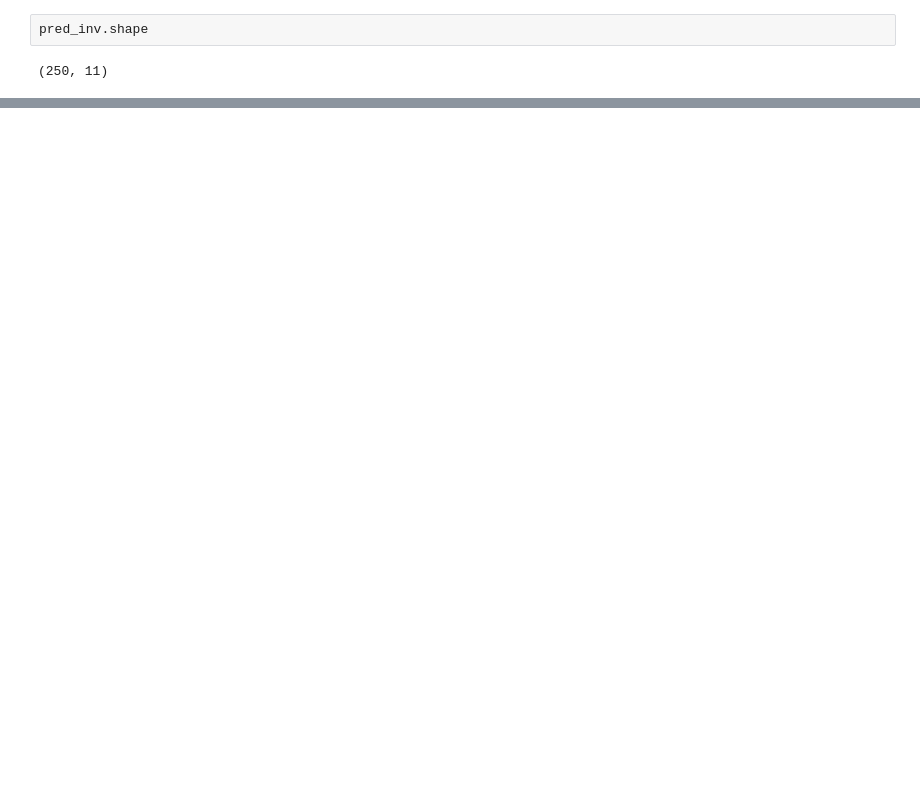
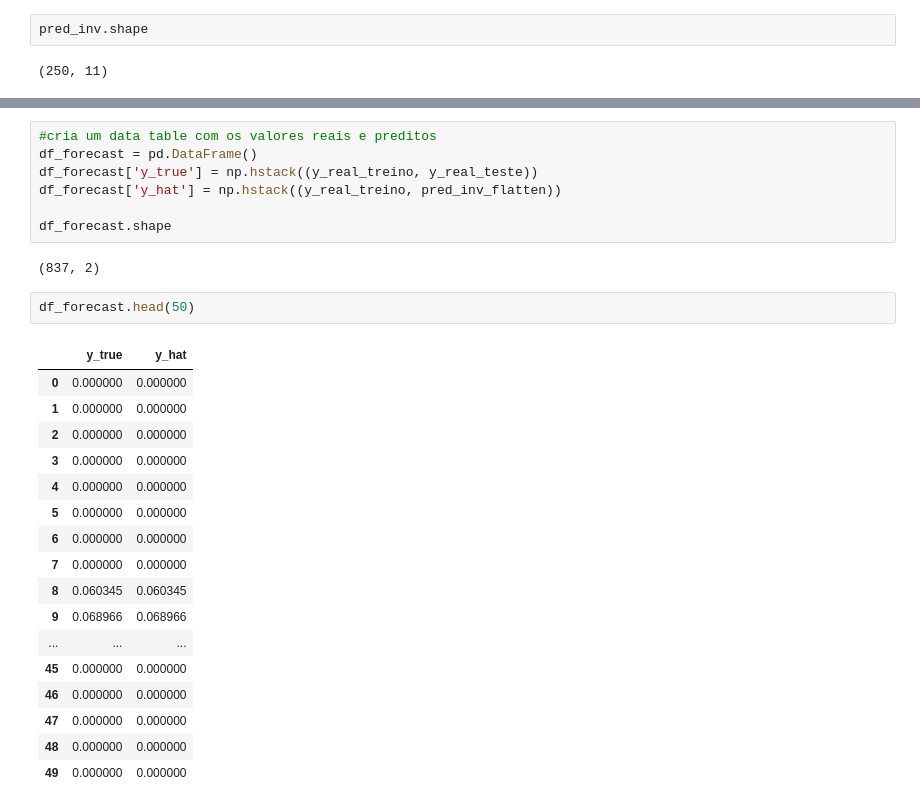
Before and after one commit to higorito/trab-topicos, a Jupyter notebook: dengue.ipynb, the cells around one changed output, grey strips where cells are left out. Cells and saved outputs as stored; diff of their text form; blank space fills up the shorter version.

```diff
--- a/dengue.ipynb
+++ b/dengue.ipynb
@@ -548,0 +582,29 @@ Erro Absoluto Médio Percentual (MAPE) da coluna 6 : inf
+# %%
+#cria um data table com os valores reais e preditos
+df_forecast = pd.DataFrame()
+df_forecast['y_true'] = np.hstack((y_real_treino, y_real_teste))
+df_forecast['y_hat'] = np.hstack((y_real_treino, pred_inv_flatten))
+
+df_forecast.shape
+# %% [output]
+(837, 2)
+# %%
+df_forecast.head(50)
+# %% [output]
+|  | y_true | y_hat |
+| 0 | 0.000000 | 0.000000 |
+| 1 | 0.000000 | 0.000000 |
+| 2 | 0.000000 | 0.000000 |
+| 3 | 0.000000 | 0.000000 |
+| 4 | 0.000000 | 0.000000 |
+| 5 | 0.000000 | 0.000000 |
+| 6 | 0.000000 | 0.000000 |
+| 7 | 0.000000 | 0.000000 |
+| 8 | 0.060345 | 0.060345 |
+| 9 | 0.068966 | 0.068966 |
+| ... | ... | ... |
+| 45 | 0.000000 | 0.000000 |
+| 46 | 0.000000 | 0.000000 |
+| 47 | 0.000000 | 0.000000 |
+| 48 | 0.000000 | 0.000000 |
+| 49 | 0.000000 | 0.000000 |
```
Also changed, not shown: parts of 20 cells of this notebook, 15 other files.
